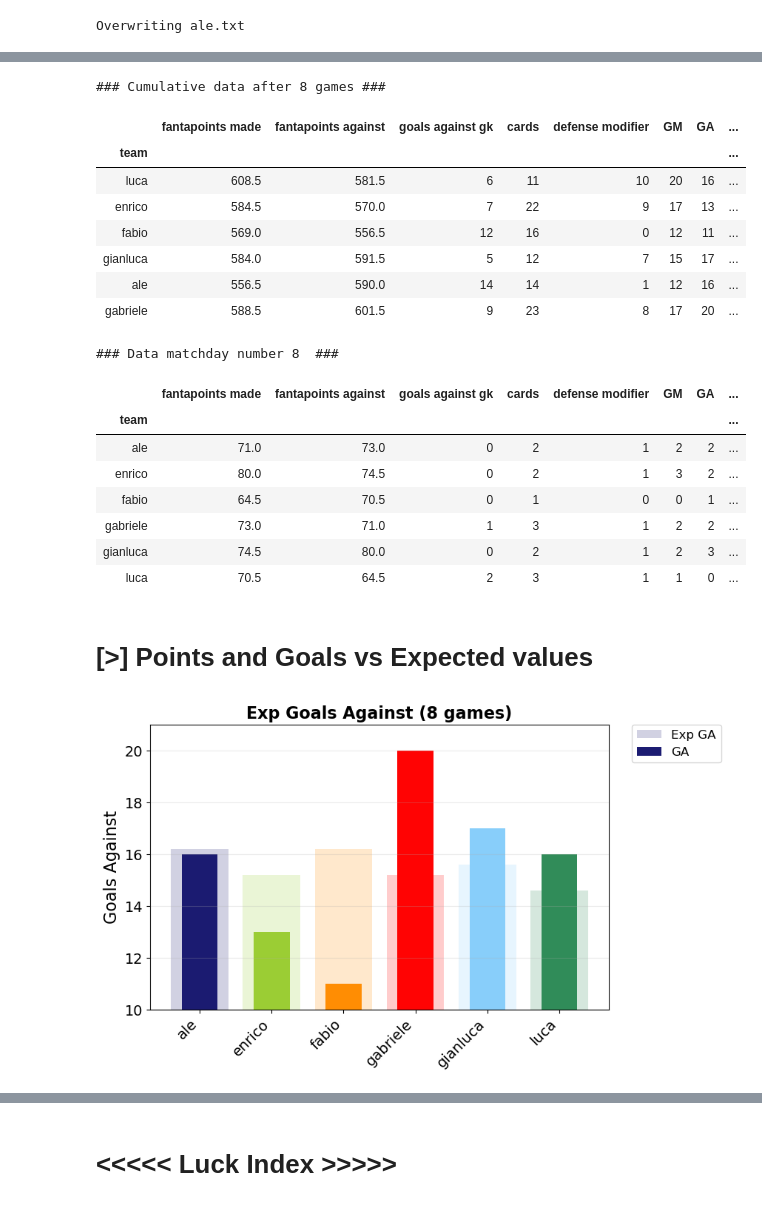
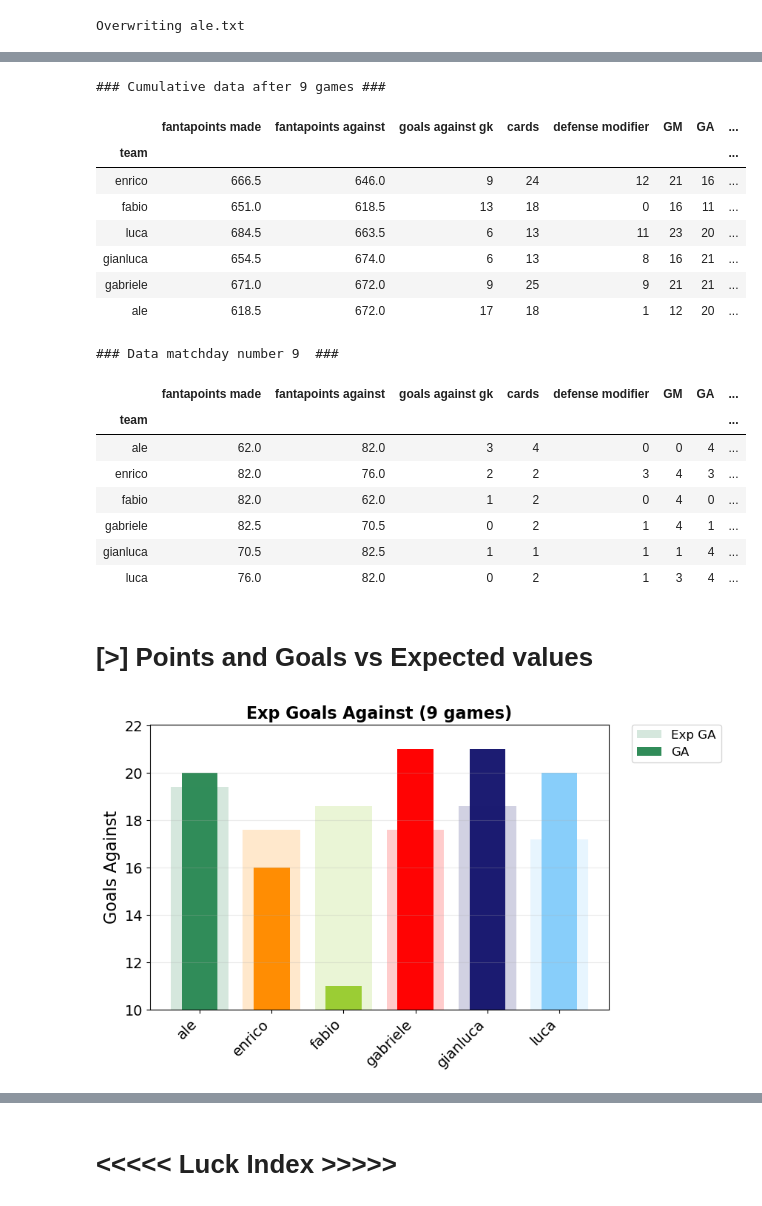
Before and after one commit to matluca/Fantastats, a Jupyter notebook: Fantastats1920.ipynb, the cells around one changed output, grey strips where cells are left out. Saved outputs shown, nothing was run; the diff lists cells and outputs as text; code cells hidden in the pictures.

```diff
--- a/Fantastats1920.ipynb
+++ b/Fantastats1920.ipynb
@@ -27,12 +27,12 @@ rcParams['figure.titlesize'] = 18
 
 
 ### List of teams #########################################################
-Teams = {'gianluca' : ['La mamma di Enrico', 'midnightblue'],
+Teams = {'ale' : ['Sanfa','seagreen'],
+         'enrico' : ['Gianlucanonpressare', 'darkorange'],
          'fabio' : ['Porti Chiusi Italiani', 'yellowgreen'],
-         'enrico' : ['Gianlucanonpressare', 'darkorange'],
          'gabriele' : ['Sciagura', 'r'],
+         'gianluca' : ['La mamma di Enrico', 'midnightblue'],
          'luca' : ['Nottingham Forrest Gump', 'lightskyblue'],
-         'ale' : ['Sanfa','seagreen']
         }
 
 ### Basic parameters ######################################################
@@ -93,7 +93,7 @@ def fattore_distacco(Total):
     dist_rel = (Total['distacco'] - dist_med) / dist_std
     return -dist_rel-pf_rel
 
-def points_gained(fp_made,fp_against,pts):
+def points_gaines_diff(fp_made,fp_against,pts):
     '''Returns points gained wrt the expected value given the difference in fantapoints'''
     diff=fp_made-fp_against
     if diff <-step:
@@ -106,7 +106,7 @@ def points_gained(fp_made,fp_against,pts):
         exp_points=1+2*diff/step
     return pts-exp_points
 
-def points_gained_media(gf,pts,matchday):
+def points_gained_day(gf,pts,matchday):
     '''Returns points gained wrt expected value considering fantapoints made by other players that matchday'''
     exp_points=0
     for team in teams:
@@ -209,24 +215,23 @@ Overwriting ale.txt
 # %%
 teams=list(Teams.keys())
-teams.sort() #order teams in alphabetical order
 
 ### Fill dataframe with data #####################################
 df_list = list()
 for team in teams:
-    df_result = pd.read_csv(f'{team}.txt', sep=' ', names=parameters, skiprows=1) #you can even use f-string
+    df_result = pd.read_csv(f'{team}.txt', sep=' ', names=parameters, skiprows=1)
     df_result['team'] = team
     df_list.append(df_result)
 df_final = reduce(lambda a, b : a.append(b), df_list)
-df_final.index.name='Game'
+df_final.index.name = 'Game'
 
 # Adding columns to the dataframe
 df_final['GM'] = df_final.apply(lambda x: get_goal(x['fantapoints made'],x['fantapoints against']), axis=1)
 df_final['GA'] = df_final.apply(lambda x: get_goal(x['fantapoints against'],x['fantapoints made']), axis=1)
 df_final['result'] = df_final.apply(lambda x: result(x['GM'],x['GA']), axis=1)
 df_final['points'] = df_final.apply(lambda x: points(x['result']), axis=1)
-df_final['f_close_games'] = df_final.apply(lambda x: points_gained(x['fantapoints made'],x['fantapoints against'],x['points']), axis=1)
-df_final['f_day_average'] = df_final.apply(lambda x: points_gained_media(x['GM'],x['points'],x.name), axis=1)
-df_final['Luck Index']=df_final['f_close_games']+df_final['f_day_average']
+df_final['f_close_games'] = round(df_final.apply(lambda x: points_gaines_diff(x['fantapoints made'],x['fantapoints against'],x['points']), axis=1),3)
+df_final['f_day_average'] = round(df_final.apply(lambda x: points_gained_day(x['GM'],x['points'],x.name), axis=1),3)
+df_final['Luck Index'] = round(df_final['f_close_games'] + df_final['f_day_average'],3)
 
 ### Global variables and stats #############################
 games = max(df_final.index)   #total number of matchdays
@@ -346,45 +357,48 @@ Team: Nottingham Forrest Gump ( luca )
 # %%
 ### Total dataframe with sums
 df_total=df_final.groupby(['team']).sum()
 
-### Order by points -> Build classification
-df_total['pos'] = df_total['points'].rank(ascending=False, method='first')
-df_total['rank'] = df_total['fantapoints made'].rank(ascending=False, method='first')
+### Order by points (and then fantapoints) -> Build classification
+cols = ['points', 'fantapoints made']
+tups = df_total[cols].sort_values(cols, ascending=False).apply(tuple, 1)
+f, i = pd.factorize(tups)
+factorized = pd.Series(f + 1, tups.index)
+df_total['pos']=factorized
+
+df_total['rank'] = df_total['fantapoints made'].rank(ascending=False, method='first').astype(int)
 df_total['distance'] = np.max(df_total['points']) - df_total['points']
 print('### Cumulative data after', games, 'games ###')
 display(df_total.sort_values(by=['points', 'fantapoints made'], ascending=False))
 
 ### Data of the last matchday
 print('\n### Data matchday number', games, ' ###')
 df_last_day=df_final[df_final.index==games]
 df_last_day.set_index('team', inplace=True)
 display(df_last_day)
 # %% [output]
-### Cumulative data after 8 games ###
+### Cumulative data after 9 games ###
 |  | fantapoints made | fantapoints against | goals against gk | cards | defense modifier | GM | GA | ... |
 | team |  |  |  |  |  |  |  | ... |
-| luca | 608.5 | 581.5 | 6 | 11 | 10 | 20 | 16 | ... |
-| enrico | 584.5 | 570.0 | 7 | 22 | 9 | 17 | 13 | ... |
-| fabio | 569.0 | 556.5 | 12 | 16 | 0 | 12 | 11 | ... |
-| gianluca | 584.0 | 591.5 | 5 | 12 | 7 | 15 | 17 | ... |
-| ale | 556.5 | 590.0 | 14 | 14 | 1 | 12 | 16 | ... |
-| gabriele | 588.5 | 601.5 | 9 | 23 | 8 | 17 | 20 | ... |
+| enrico | 666.5 | 646.0 | 9 | 24 | 12 | 21 | 16 | ... |
+| fabio | 651.0 | 618.5 | 13 | 18 | 0 | 16 | 11 | ... |
+| luca | 684.5 | 663.5 | 6 | 13 | 11 | 23 | 20 | ... |
+| gianluca | 654.5 | 674.0 | 6 | 13 | 8 | 16 | 21 | ... |
+| gabriele | 671.0 | 672.0 | 9 | 25 | 9 | 21 | 21 | ... |
+| ale | 618.5 | 672.0 | 17 | 18 | 1 | 12 | 20 | ... |
-### Data matchday number 8  ###
+### Data matchday number 9  ###
 |  | fantapoints made | fantapoints against | goals against gk | cards | defense modifier | GM | GA | ... |
 | team |  |  |  |  |  |  |  | ... |
-| ale | 71.0 | 73.0 | 0 | 2 | 1 | 2 | 2 | ... |
-| enrico | 80.0 | 74.5 | 0 | 2 | 1 | 3 | 2 | ... |
-| fabio | 64.5 | 70.5 | 0 | 1 | 0 | 0 | 1 | ... |
-| gabriele | 73.0 | 71.0 | 1 | 3 | 1 | 2 | 2 | ... |
-| gianluca | 74.5 | 80.0 | 0 | 2 | 1 | 2 | 3 | ... |
-| luca | 70.5 | 64.5 | 2 | 3 | 1 | 1 | 0 | ... |
+| ale | 62.0 | 82.0 | 3 | 4 | 0 | 0 | 4 | ... |
+| enrico | 82.0 | 76.0 | 2 | 2 | 3 | 4 | 3 | ... |
+| fabio | 82.0 | 62.0 | 1 | 2 | 0 | 4 | 0 | ... |
+| gabriele | 82.5 | 70.5 | 0 | 2 | 1 | 4 | 1 | ... |
+| gianluca | 70.5 | 82.5 | 1 | 1 | 1 | 1 | 4 | ... |
+| luca | 76.0 | 82.0 | 0 | 2 | 1 | 3 | 4 | ... |
 # %% [markdown]
 # [>] Points and Goals vs Expected values
 # %%
 ### Expected value of goals against, facing all other opponents ##############################à
 df_total['x_GA'] = (df_total['GM'].sum() - df_total['GM'])/(n_players-1)
-df_total['Team']=df_total.apply(lambda x: x.name, axis=1)
-
 
 fig = plt.figure(figsize=(8,5))
 
@@ -405,7 +419,7 @@ plt.legend(bbox_to_anchor=(1.05, 1), loc=2, borderaxespad=0.)
 
 plt.show()
 # %% [output]
-[figure, old version]
+[figure, new version]
 # %%
 ### Fantapoints made vs classification ###############
 fig = plt.figure(figsize=(8,5))
```
Also changed, not shown: parts of 18 cells of this notebook, 6 other files.
